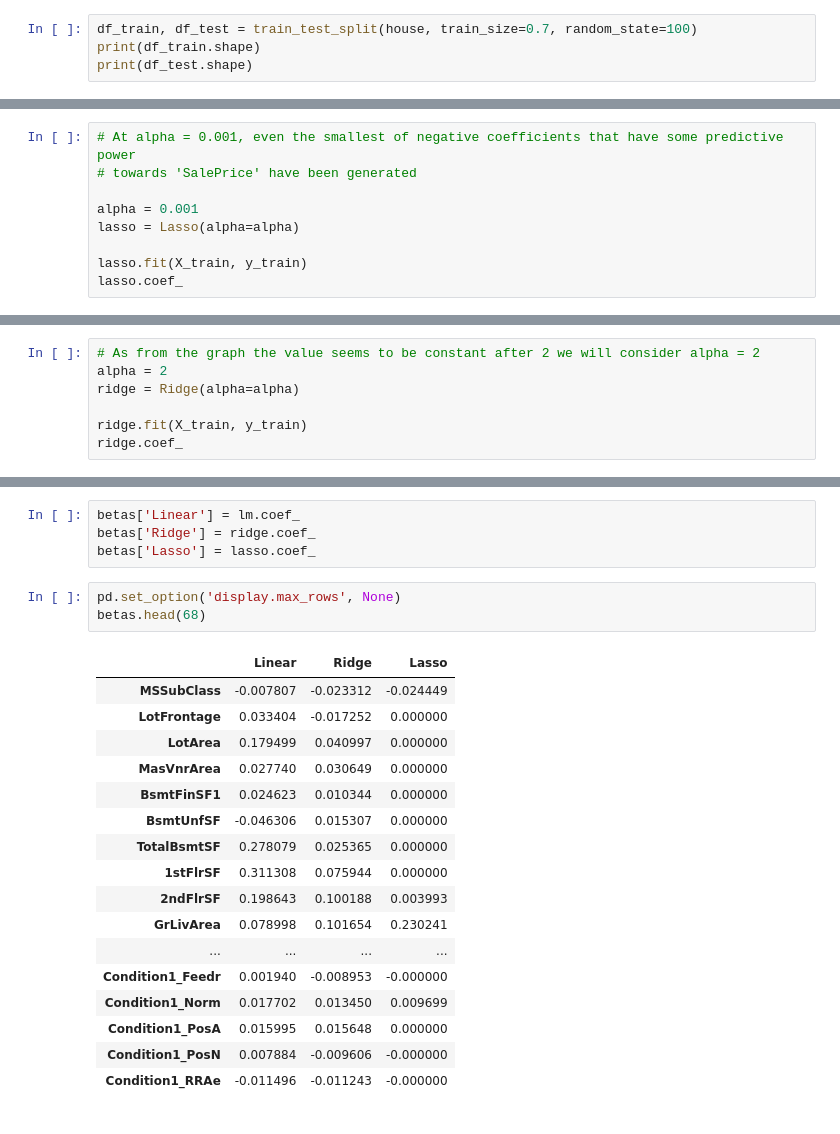
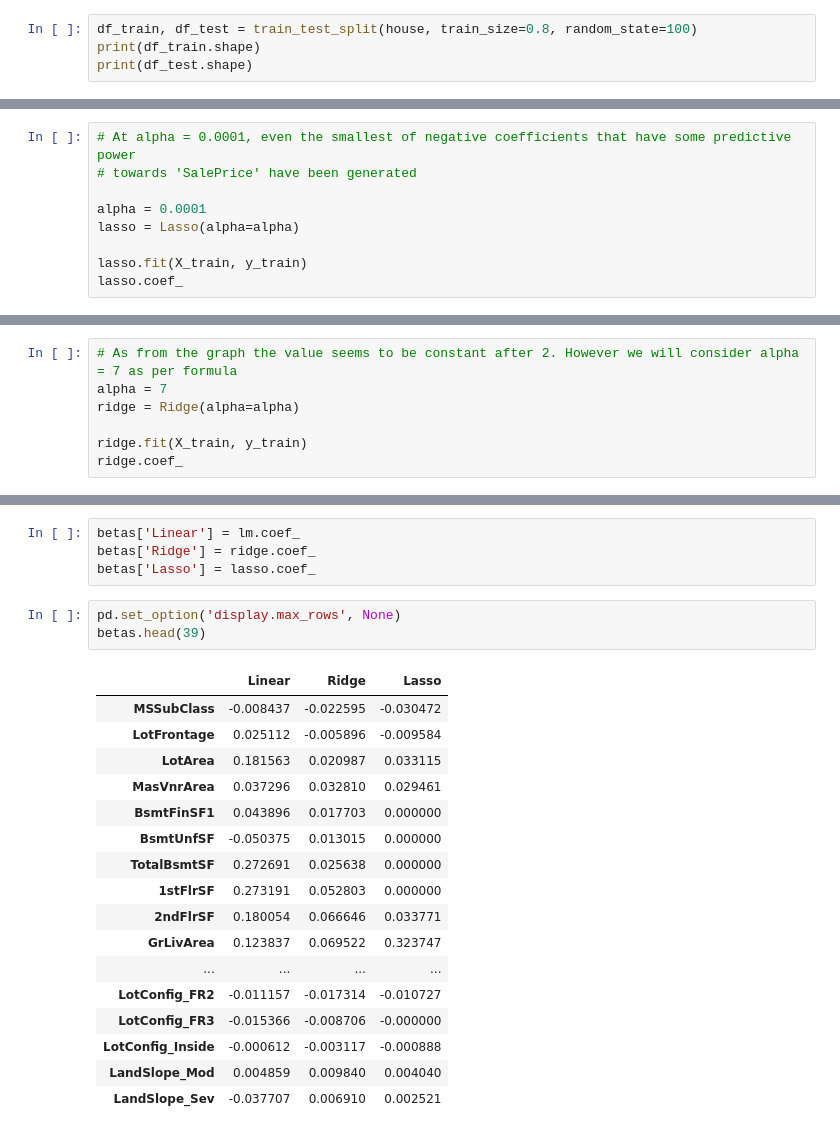
Before and after one commit to mikirath/House_Price_Prediction, a Jupyter notebook: House_Price_Prediction.ipynb, the cells around one changed output, grey strips where cells are left out. Saved outputs shown, nothing was run; the diff lists cells and outputs as text.

```diff
--- a/House_Price_Prediction.ipynb
+++ b/House_Price_Prediction.ipynb
@@ -825,5 +827,5 @@ Here, we will split the data into 2 parts
 # %%
-df_train, df_test = train_test_split(house, train_size=0.7, random_state=100)
+df_train, df_test = train_test_split(house, train_size=0.8, random_state=100)
 print(df_train.shape)
 print(df_test.shape)
 # %% [output]
@@ -1200,8 +1216,8 @@ From the formula we can see best alpha value = 0.0001. However from the graph we
 # %%
-# At alpha = 0.001, even the smallest of negative coefficients that have some predictive power
+# At alpha = 0.0001, even the smallest of negative coefficients that have some predictive power
 # towards 'SalePrice' have been generated
 
-alpha = 0.001
+alpha = 0.0001
 lasso = Lasso(alpha=alpha)
 
 lasso.fit(X_train, y_train)
@@ -1442,6 +1458,6 @@ plt.show()
 # %%
-# As from the graph the value seems to be constant after 2 we will consider alpha = 2
-alpha = 2
+# As from the graph the value seems to be constant after 2. However we will consider alpha = 7 as per formula
+alpha = 7
 ridge = Ridge(alpha=alpha)
 
 ridge.fit(X_train, y_train)
@@ -1648,22 +1666,22 @@ betas['Ridge'] = ridge.coef_
 betas['Lasso'] = lasso.coef_
 # %%
 pd.set_option('display.max_rows', None)
-betas.head(68)
+betas.head(39)
 # %% [output]
 |  | Linear | Ridge | Lasso |
-| MSSubClass | -0.007807 | -0.023312 | -0.024449 |
-| LotFrontage | 0.033404 | -0.017252 | 0.000000 |
-| LotArea | 0.179499 | 0.040997 | 0.000000 |
-| MasVnrArea | 0.027740 | 0.030649 | 0.000000 |
-| BsmtFinSF1 | 0.024623 | 0.010344 | 0.000000 |
-| BsmtUnfSF | -0.046306 | 0.015307 | 0.000000 |
-| TotalBsmtSF | 0.278079 | 0.025365 | 0.000000 |
-| 1stFlrSF | 0.311308 | 0.075944 | 0.000000 |
-| 2ndFlrSF | 0.198643 | 0.100188 | 0.003993 |
-| GrLivArea | 0.078998 | 0.101654 | 0.230241 |
+| MSSubClass | -0.008437 | -0.022595 | -0.030472 |
+| LotFrontage | 0.025112 | -0.005896 | -0.009584 |
+| LotArea | 0.181563 | 0.020987 | 0.033115 |
+| MasVnrArea | 0.037296 | 0.032810 | 0.029461 |
+| BsmtFinSF1 | 0.043896 | 0.017703 | 0.000000 |
+| BsmtUnfSF | -0.050375 | 0.013015 | 0.000000 |
+| TotalBsmtSF | 0.272691 | 0.025638 | 0.000000 |
+| 1stFlrSF | 0.273191 | 0.052803 | 0.000000 |
+| 2ndFlrSF | 0.180054 | 0.066646 | 0.033771 |
+| GrLivArea | 0.123837 | 0.069522 | 0.323747 |
 | ... | ... | ... | ... |
-| Condition1_Feedr | 0.001940 | -0.008953 | -0.000000 |
-| Condition1_Norm | 0.017702 | 0.013450 | 0.009699 |
-| Condition1_PosA | 0.015995 | 0.015648 | 0.000000 |
-| Condition1_PosN | 0.007884 | -0.009606 | -0.000000 |
-| Condition1_RRAe | -0.011496 | -0.011243 | -0.000000 |
+| LotConfig_FR2 | -0.011157 | -0.017314 | -0.010727 |
+| LotConfig_FR3 | -0.015366 | -0.008706 | -0.000000 |
+| LotConfig_Inside | -0.000612 | -0.003117 | -0.000888 |
+| LandSlope_Mod | 0.004859 | 0.009840 | 0.004040 |
+| LandSlope_Sev | -0.037707 | 0.006910 | 0.002521 |
```
Also changed, not shown: parts of 54 cells of this notebook, 1 other file.
